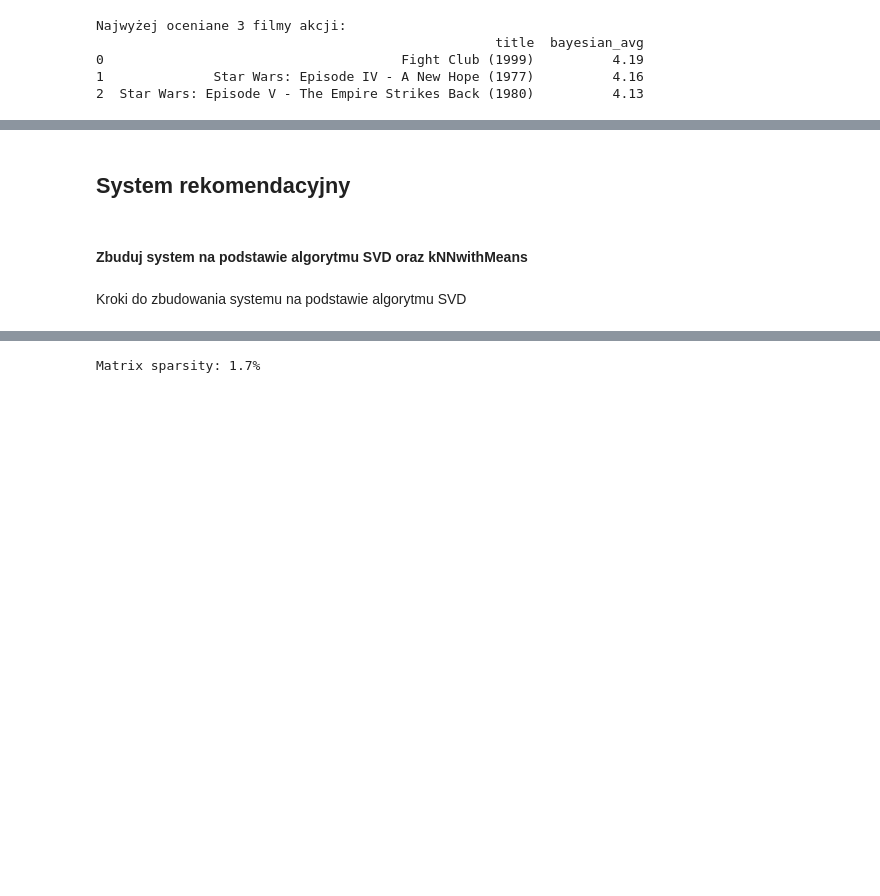
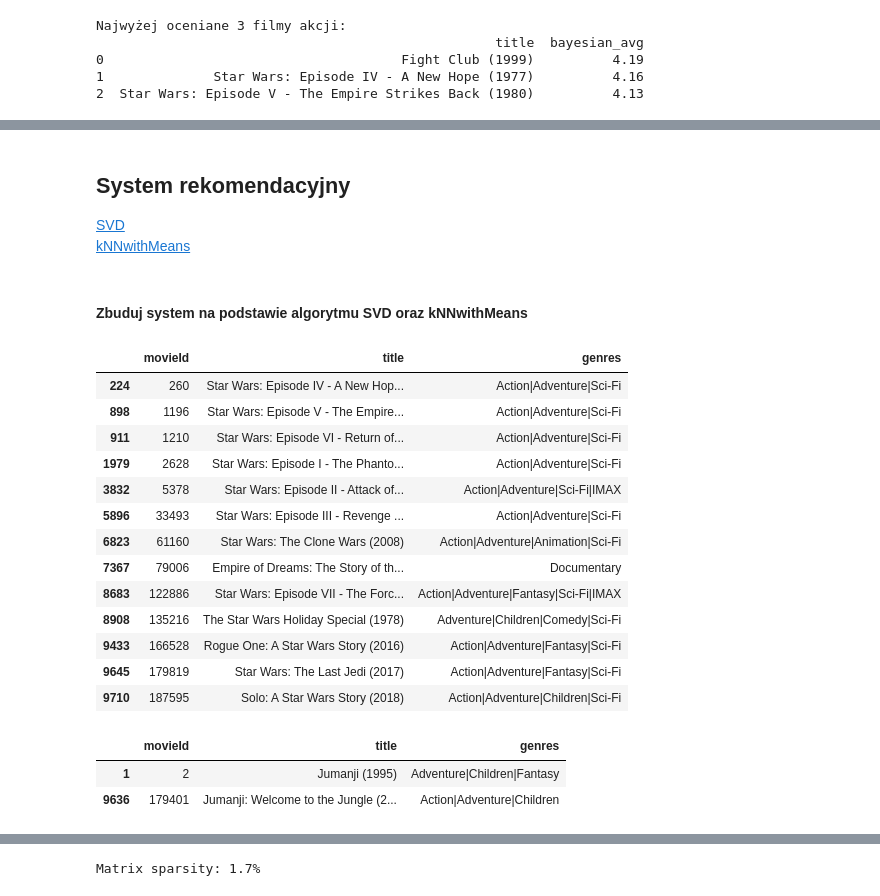
Before and after one commit to MlekoZjad/ML_2024, a Jupyter notebook: Case 2.ipynb, the cells around one changed output, grey strips where cells are left out. Saved outputs shown, nothing was run; the diff lists cells and outputs as text; code cells hidden in the pictures; blank space fills up the shorter version.

Commit message:
case2_update

```diff
--- a/Case 2.ipynb
+++ b/Case 2.ipynb
@@ -27,14 +40,18 @@ import matplotlib.pyplot as plt
 import seaborn as sns
 import numpy as np
 
-from surprise.model_selection import cross_validate, GridSearchCV
+from surprise.model_selection import cross_validate, GridSearchCV, train_test_split
 from surprise.prediction_algorithms import SVD, KNNWithMeans
+from surprise.dataset import DatasetAutoFolds
 from surprise import Dataset
 from surprise import Reader
 from scipy.sparse import csr_matrix
+from sklearn.neighbors import NearestNeighbors
 
-# wyświetlanie pełnego tytułu
-pd.set_option('display.max_colwidth', None)
+pd.set_option('display.max_colwidth', None) #  Display full title
+pd.set_option('display.max_columns', None)  # Display any number of columns
+pd.set_option('display.expand_frame_repr', False)  # Prevent line breaking of DataFrame
+pd.set_option('max_colwidth', 1)  # Display full column content
 # %%
 ratings = pd.read_csv('https://s3-us-west-2.amazonaws.com/recommender-tutorial/ratings.csv')
 movies = pd.read_csv('https://s3-us-west-2.amazonaws.com/recommender-tutorial/movies.csv')
@@ -241,4 +270,8 @@ Najwyżej oceniane 3 filmy akcji:
 # %% [markdown]
 ## System rekomendacyjny
+
+[SVD](#SVD)
+<br>
+[kNNwithMeans](#kNNwithMeans)
 # %% [markdown]
 #### Zbuduj system na podstawie algorytmu SVD oraz kNNwithMeans
@@ -251,2 +278,42 @@ from scipy.sparse import csr_matrix
-# %% [markdown]
-Kroki do zbudowania systemu na podstawie algorytmu SVD
+# %%
+def get_movie_ids_by_title(title_partial, movies = movies):
+    """
+    This function takes a partial movie title and a DataFrame containing movie titles and IDs,
+    and returns a DataFrame of all movies that contain the partial title in their full title.
+
+    Args:
+        title_partial (str): The partial movie title.
+        movies_df (DataFrame): A DataFrame containing 'movieId' and 'title' columns.
+
+    Returns:
+        DataFrame: A DataFrame containing the 'movieId' and 'title' of all movies that contain
+                   the partial title in their full title. If no such movie is found, returns an empty DataFrame.
+    """
+    # Use the str.contains method to find rows where the title contains the partial title (case insensitive)
+    matching_movies = movies[movies['title'].str.contains(title_partial, case=False)]
+
+    # Return the matching_movies DataFrame
+    return matching_movies
+# %%
+get_movie_ids_by_title("Star Wars", movies)
+# %% [output]
+|  | movieId | title | genres |
+| 224 | 260 | Star Wars: Episode IV - A New Hop... | Action|Adventure|Sci-Fi |
+| 898 | 1196 | Star Wars: Episode V - The Empire... | Action|Adventure|Sci-Fi |
+| 911 | 1210 | Star Wars: Episode VI - Return of... | Action|Adventure|Sci-Fi |
+| 1979 | 2628 | Star Wars: Episode I - The Phanto... | Action|Adventure|Sci-Fi |
+| 3832 | 5378 | Star Wars: Episode II - Attack of... | Action|Adventure|Sci-Fi|IMAX |
+| 5896 | 33493 | Star Wars: Episode III - Revenge ... | Action|Adventure|Sci-Fi |
+| 6823 | 61160 | Star Wars: The Clone Wars (2008) | Action|Adventure|Animation|Sci-Fi |
+| 7367 | 79006 | Empire of Dreams: The Story of th... | Documentary |
+| 8683 | 122886 | Star Wars: Episode VII - The Forc... | Action|Adventure|Fantasy|Sci-Fi|IMAX |
+| 8908 | 135216 | The Star Wars Holiday Special (1978) | Adventure|Children|Comedy|Sci-Fi |
+| 9433 | 166528 | Rogue One: A Star Wars Story (2016) | Action|Adventure|Fantasy|Sci-Fi |
+| 9645 | 179819 | Star Wars: The Last Jedi (2017) | Action|Adventure|Fantasy|Sci-Fi |
+| 9710 | 187595 | Solo: A Star Wars Story (2018) | Action|Adventure|Children|Sci-Fi |
+# %%
+get_movie_ids_by_title("Jumanji", movies)
+# %% [output]
+|  | movieId | title | genres |
+| 1 | 2 | Jumanji (1995) | Adventure|Children|Fantasy |
+| 9636 | 179401 | Jumanji: Welcome to the Jungle (2... | Action|Adventure|Children |
```
Also changed, not shown: parts of 45 cells of this notebook, 1 other file.
